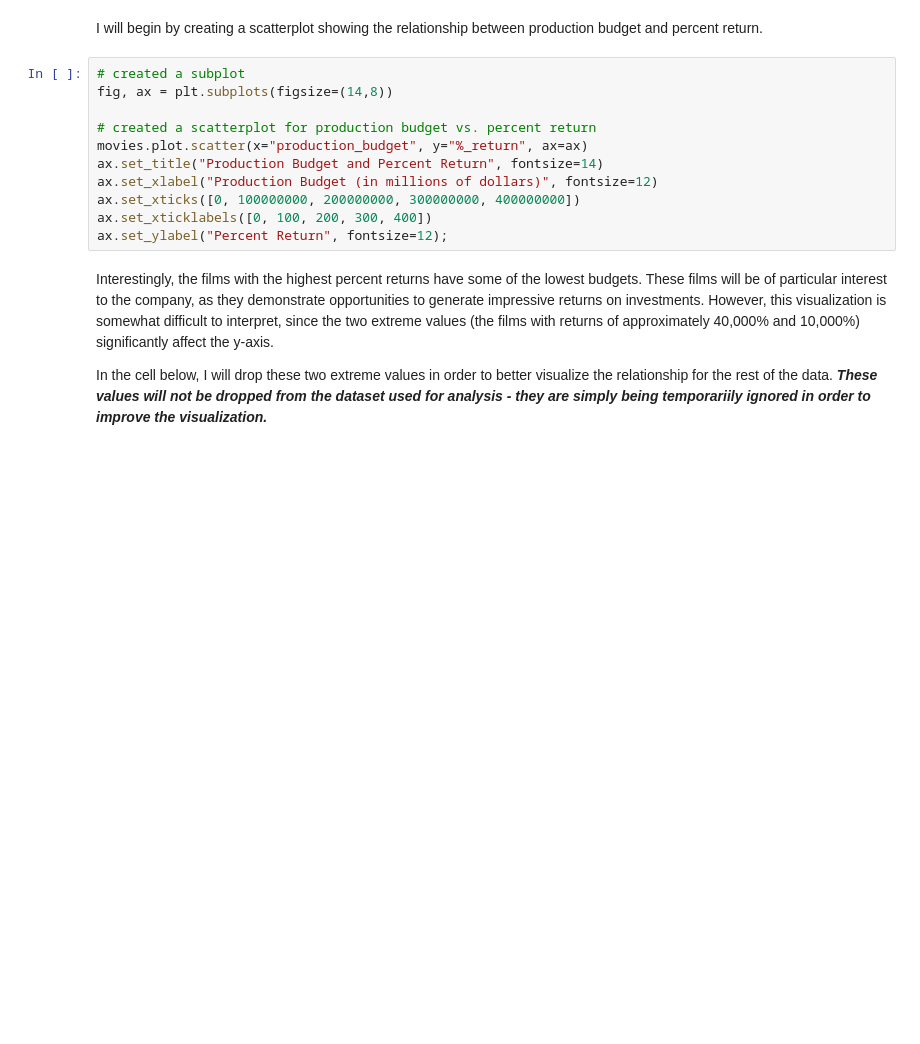
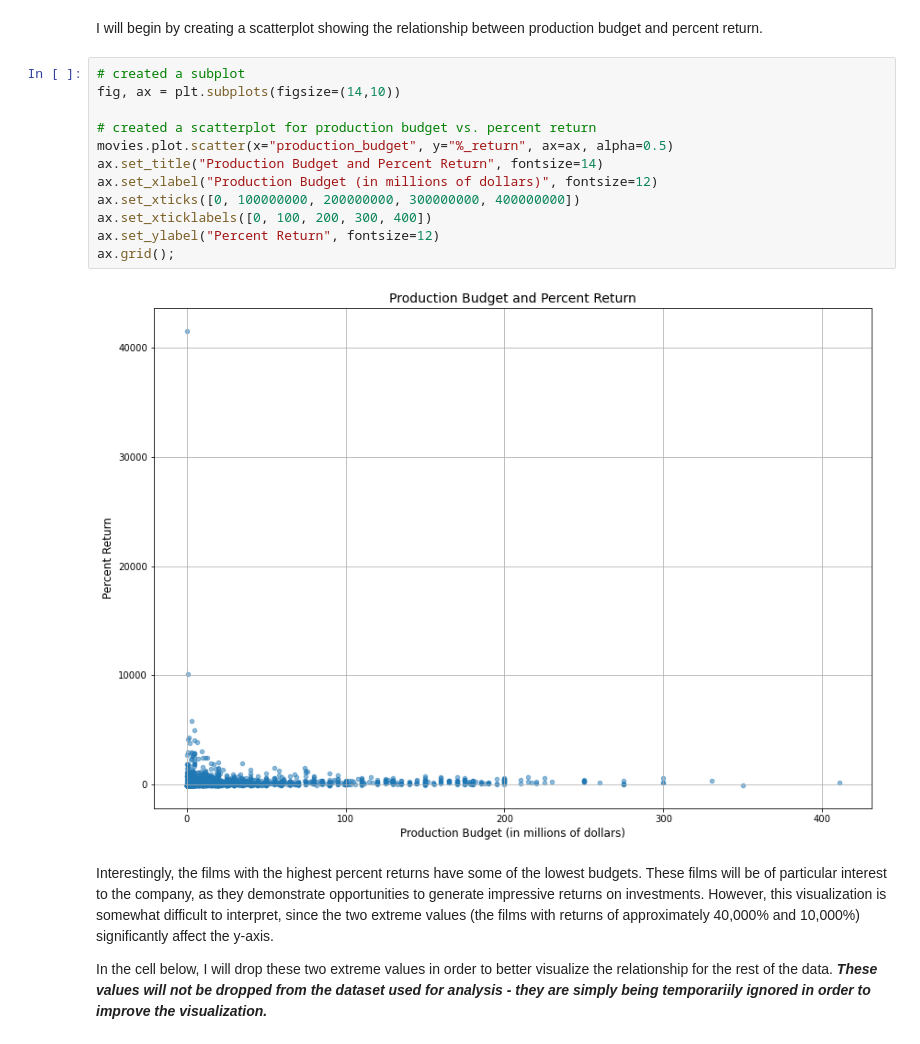
Before and after one commit to ccsurratt/highly_profitable_film_analysis, a Jupyter notebook: notebook.ipynb, the cells around one changed output. Cells and saved outputs as stored; diff of their text form; blank space fills up the shorter version.

```diff
--- a/notebook.ipynb
+++ b/notebook.ipynb
@@ -174,15 +238,18 @@ For the remainder of this analysis, "top films", "highly profitable films", and
 I will begin by creating a scatterplot showing the relationship between production budget and percent return.
 # %%
 # created a subplot
-fig, ax = plt.subplots(figsize=(14,8))
+fig, ax = plt.subplots(figsize=(14,10))
 
 # created a scatterplot for production budget vs. percent return
-movies.plot.scatter(x="production_budget", y="%_return", ax=ax)
+movies.plot.scatter(x="production_budget", y="%_return", ax=ax, alpha=0.5)
 ax.set_title("Production Budget and Percent Return", fontsize=14)
 ax.set_xlabel("Production Budget (in millions of dollars)", fontsize=12)
 ax.set_xticks([0, 100000000, 200000000, 300000000, 400000000])
 ax.set_xticklabels([0, 100, 200, 300, 400])
-ax.set_ylabel("Percent Return", fontsize=12);
+ax.set_ylabel("Percent Return", fontsize=12)
+ax.grid();
+# %% [output]
+[figure, added]
 # %% [markdown]
 Interestingly, the films with the highest percent returns have some of the lowest budgets. These films will be of particular interest to the company, as they demonstrate opportunities to generate impressive returns on investments. However, this visualization is somewhat difficult to interpret, since the two extreme values (the films with returns of approximately 40,000% and 10,000%) significantly affect the y-axis.
 
```
Also changed, not shown: parts of 46 cells of this notebook.
